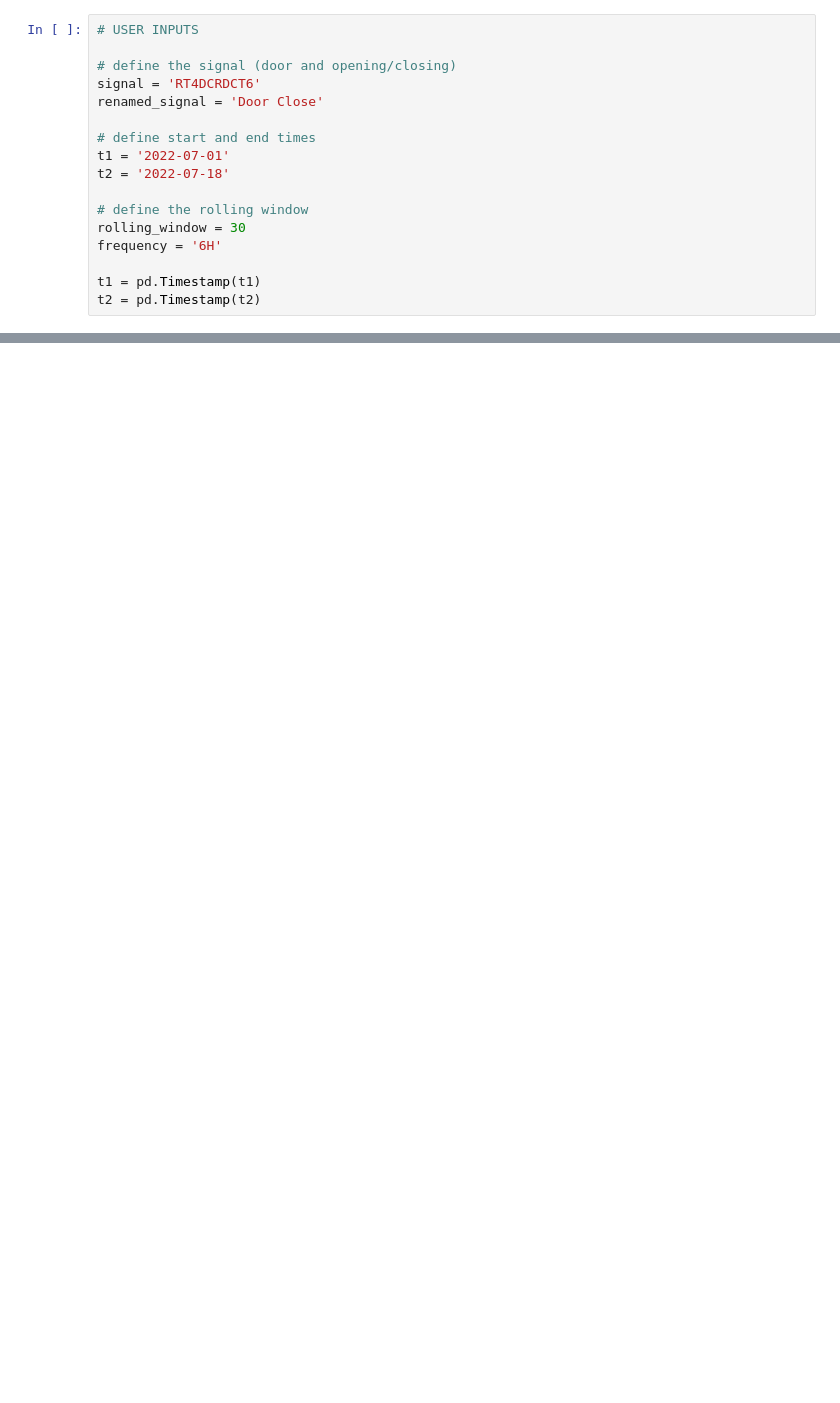
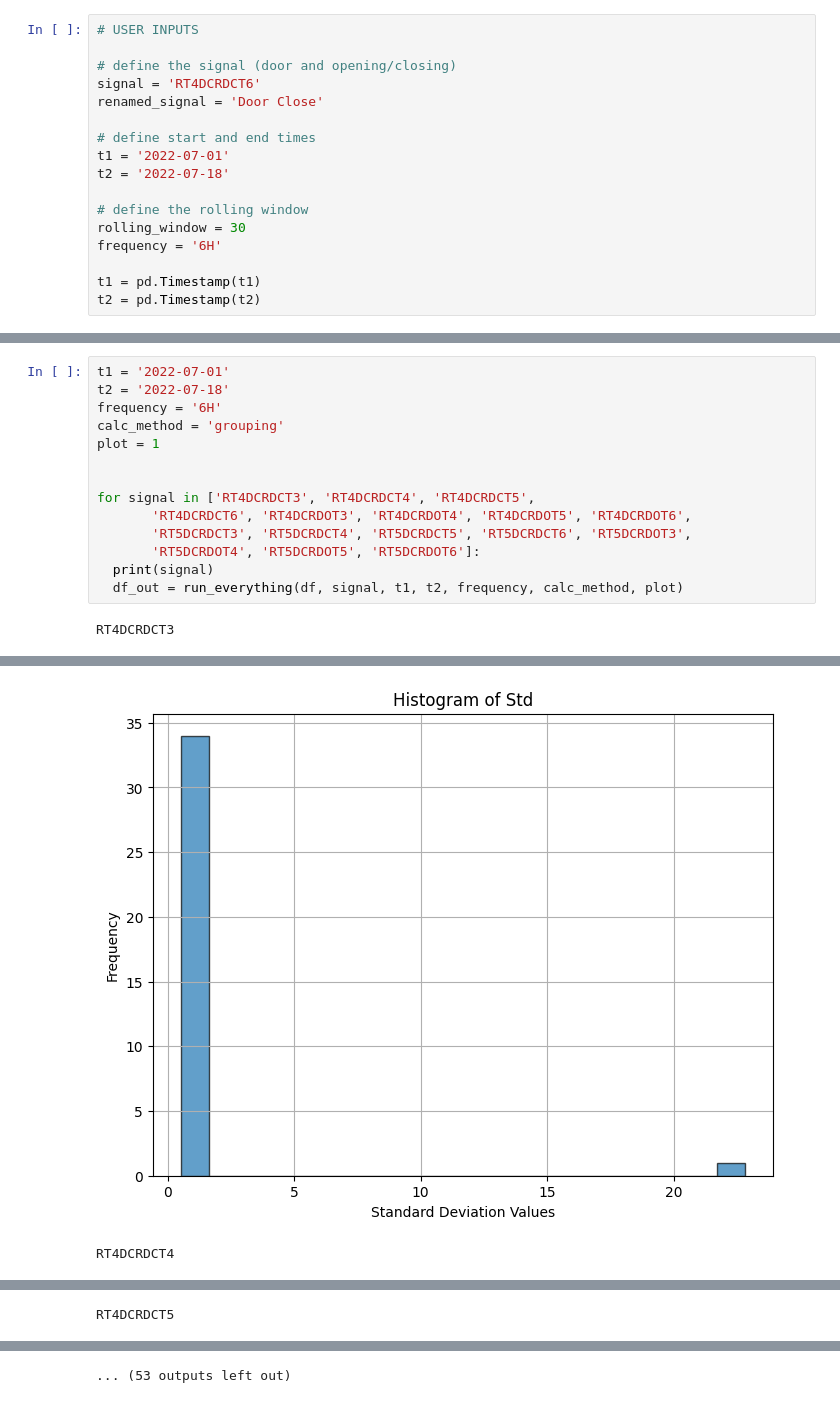
Before and after one commit to yinwongtrains/Door-Opening-Closing, a Jupyter notebook: A23_Door_Analysis.ipynb, the cells around one changed output, grey strips where cells are left out. Drawn from its saved outputs; the diff is of its cells as text; blank space fills up the shorter version.

```diff
--- a/A23_Door_Analysis.ipynb
+++ b/A23_Door_Analysis.ipynb
@@ -306,0 +331,16 @@ fatal: could not read Username for 'https://github.com': No such device or addre
+# %%
+t1 = '2022-07-01'
+t2 = '2022-07-18'
+frequency = '6H'
+calc_method = 'grouping'
+plot = 1
+
+
+for signal in ['RT4DCRDCT3', 'RT4DCRDCT4', 'RT4DCRDCT5',
+       'RT4DCRDCT6', 'RT4DCRDOT3', 'RT4DCRDOT4', 'RT4DCRDOT5', 'RT4DCRDOT6',
+       'RT5DCRDCT3', 'RT5DCRDCT4', 'RT5DCRDCT5', 'RT5DCRDCT6', 'RT5DCRDOT3',
+       'RT5DCRDOT4', 'RT5DCRDOT5', 'RT5DCRDOT6']:
+  print(signal)
+  df_out = run_everything(df, signal, t1, t2, frequency, calc_method, plot)
+# %% [output]
+RT4DCRDCT3
@@ -306,0 +350,2 @@ fatal: could not read Username for 'https://github.com': No such device or addre
+[figure, added]
+RT4DCRDCT4
@@ -306,0 +355 @@ fatal: could not read Username for 'https://github.com': No such device or addre
+RT4DCRDCT5
@@ -306,0 +358 @@ fatal: could not read Username for 'https://github.com': No such device or addre
+... (53 outputs left out)
```
Also changed, not shown: parts of 13 cells of this notebook.
